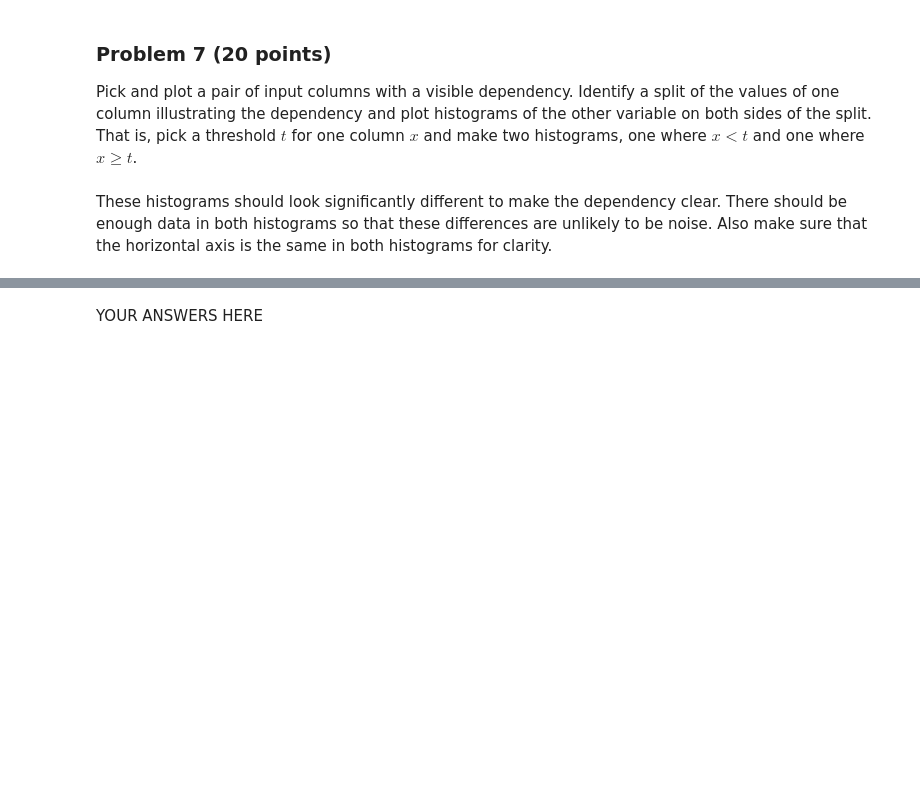
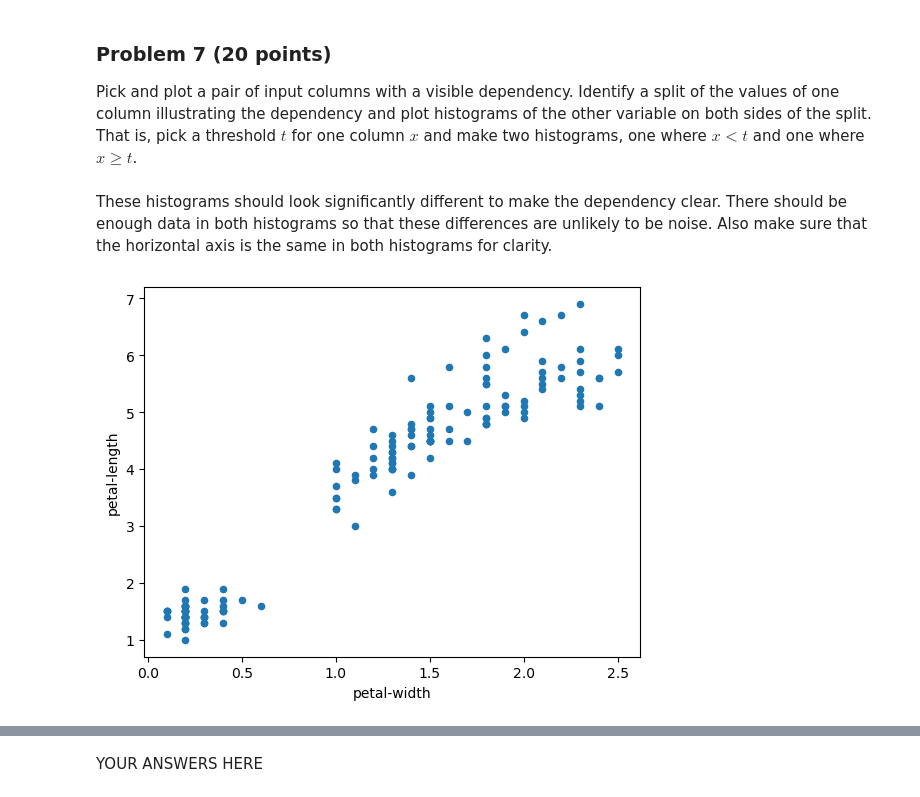
Before and after one commit to calebhadley1/dx601-final-project, a Jupyter notebook: project.ipynb, the cells around one changed output, grey strips where cells are left out. Cells and saved outputs as stored; diff of their text form; code cells hidden in the pictures; blank space fills up the shorter version.

```diff
--- a/project.ipynb
+++ b/project.ipynb
@@ -253,0 +252,4 @@ Also make sure that the horizontal axis is the same in both histograms for clari
+# %%
+_ = df.plot.scatter("petal-width", "petal-length")
+# %% [output]
+[figure, added]
```
Also changed, not shown: parts of 2 cells of this notebook.
